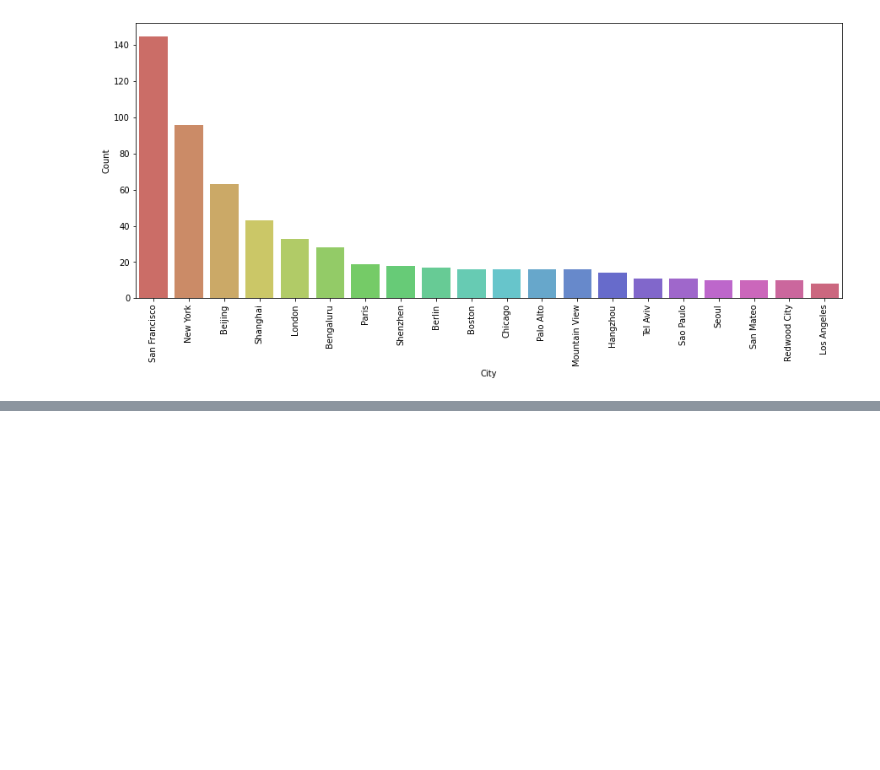
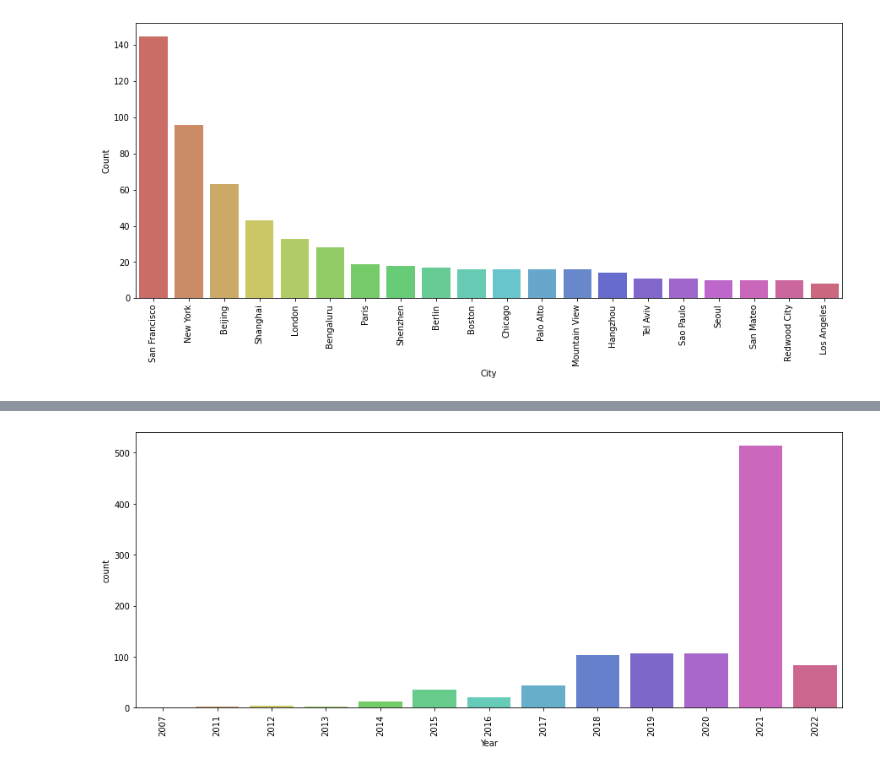
Before and after one commit to AzadMehedi/Explarotary-Data-Analysis-EDA, a Jupyter notebook: unicorn_companies_EDA.ipynb, the cells around one changed output, grey strips where cells are left out. Drawn from its saved outputs; the diff is of its cells as text; code cells hidden in the pictures; blank space fills up the shorter version.

```diff
--- a/unicorn_companies_EDA.ipynb
+++ b/unicorn_companies_EDA.ipynb
@@ -281,0 +344,2 @@ plt.show()
+# %%
+df[['Currency', 'Value']] = df['Valuation ($B)'].str.extract(r'([^\d]*)([\d,\.]+)')
@@ -281,0 +355,4 @@ plt.show()
+# %%
+df['Date Joined'] = pd.to_datetime(df['Date Joined'])
+df['Year'] = df['Date Joined'].dt.year
+df.info()
@@ -281,0 +408,7 @@ plt.show()
+# %%
+plt.figure(figsize=(15,6))
+sns.countplot(df['Year'], data = df, palette = 'hls')
+plt.xticks(rotation = 90)
+plt.show()
+# %% [output]
+[figure, added]
```
Also changed, not shown: parts of 13 cells of this notebook.
